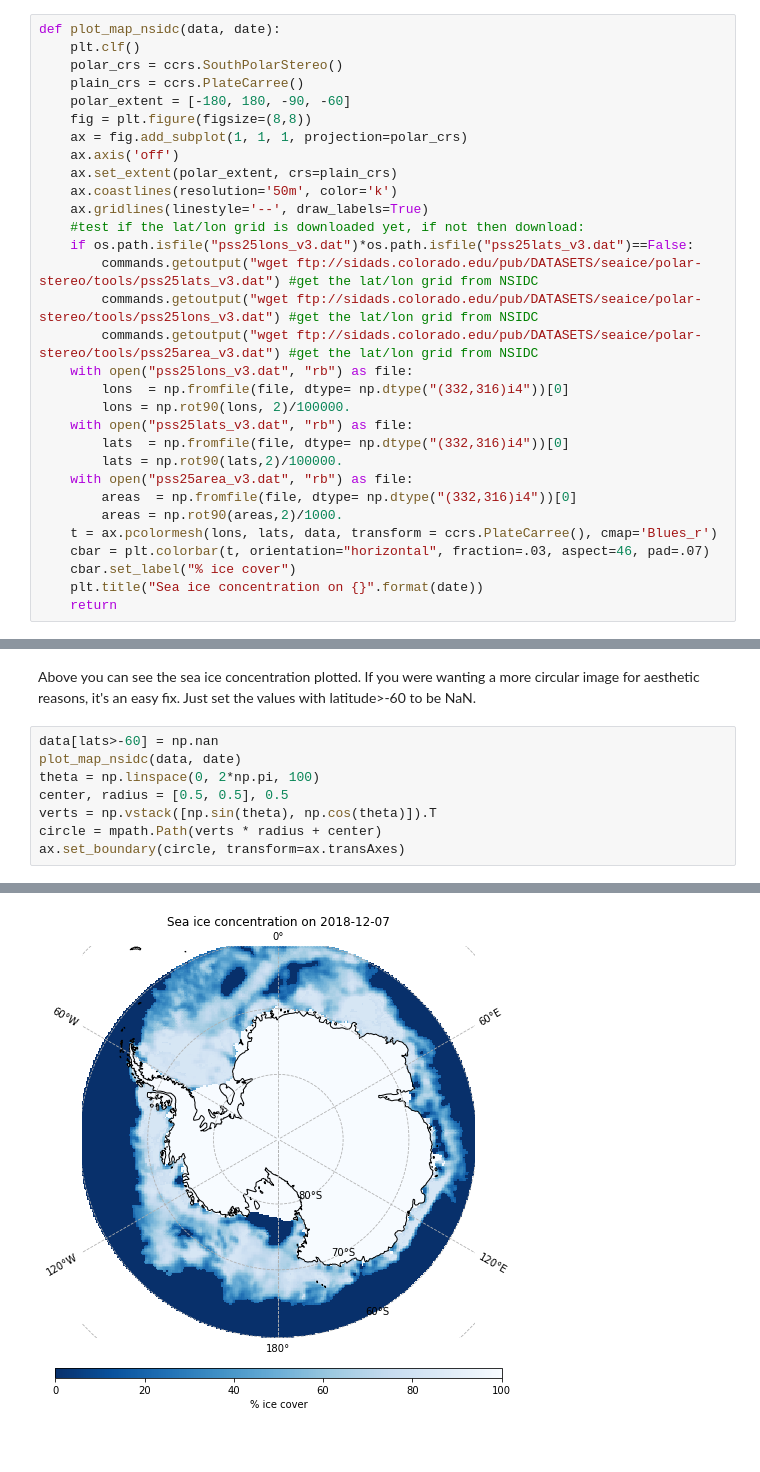
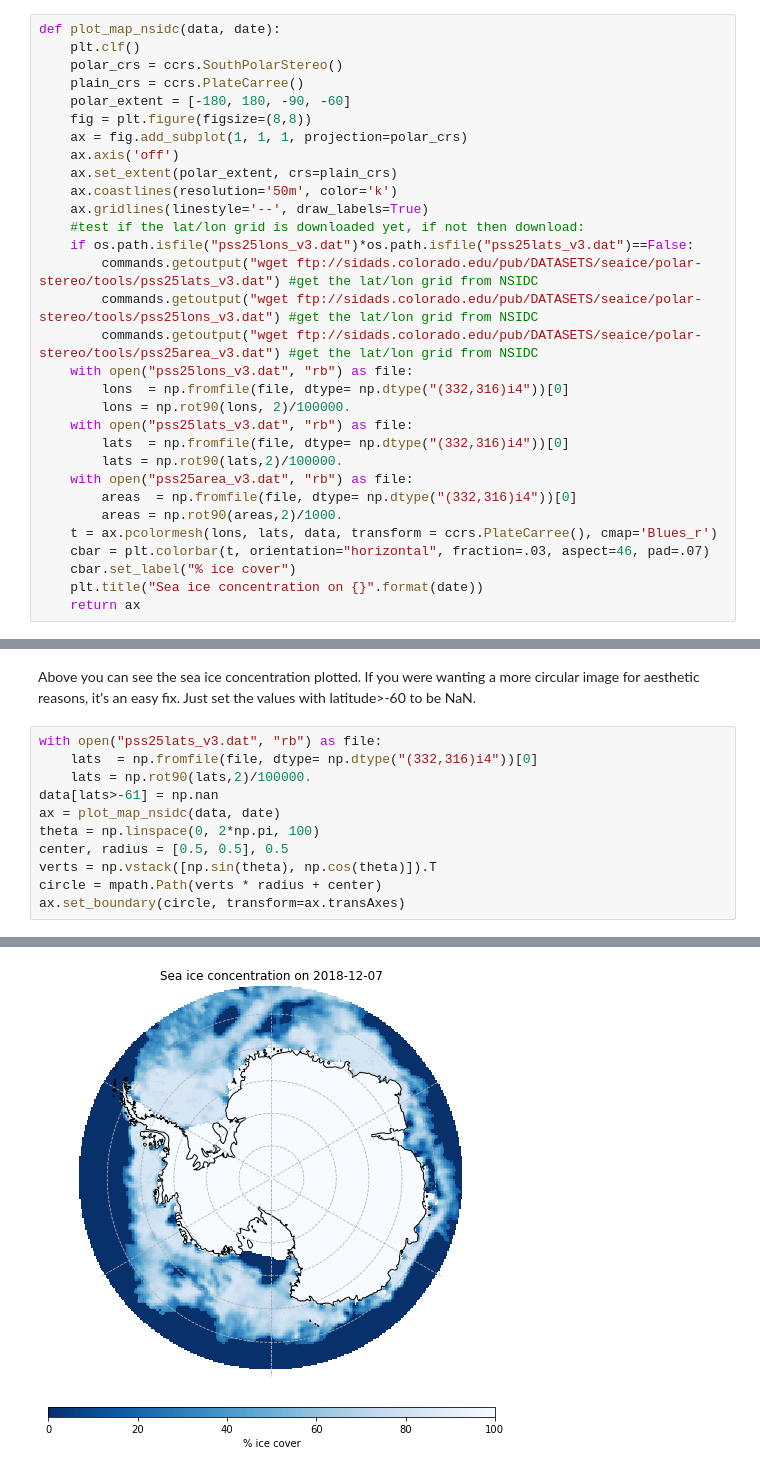
Before and after one commit to jeffreymei/cryo-toolbox, a Jupyter notebook: sic_demo/SIC_demo.ipynb, the cells around one changed output, grey strips where cells are left out. Drawn from its saved outputs; the diff is of its cells as text; blank space fills up the shorter version.

```diff
--- a/sic_demo/SIC_demo.ipynb
+++ b/sic_demo/SIC_demo.ipynb
@@ -72,5 +72,5 @@ def plot_map_nsidc(data, date):
     cbar = plt.colorbar(t, orientation="horizontal", fraction=.03, aspect=46, pad=.07)
     cbar.set_label("% ice cover")
     plt.title("Sea ice concentration on {}".format(date))
-    return
+    return ax
 # %%
@@ -81,13 +81,16 @@ plot_map_nsidc(data, date)
 # %% [markdown]
 Above you can see the sea ice concentration plotted. If you were wanting a more circular image for aesthetic reasons, it's an easy fix. Just set the values with latitude>-60 to be NaN.
 # %%
-data[lats>-60] = np.nan
-plot_map_nsidc(data, date)
+with open("pss25lats_v3.dat", "rb") as file:
+    lats  = np.fromfile(file, dtype= np.dtype("(332,316)i4"))[0]
+    lats = np.rot90(lats,2)/100000.
+data[lats>-61] = np.nan
+ax = plot_map_nsidc(data, date)
 theta = np.linspace(0, 2*np.pi, 100)
 center, radius = [0.5, 0.5], 0.5
 verts = np.vstack([np.sin(theta), np.cos(theta)]).T
 circle = mpath.Path(verts * radius + center)
 ax.set_boundary(circle, transform=ax.transAxes)
 # %% [output]
 <Figure size 432x288 with 0 Axes>
-[figure, old version]
+[figure, new version]
```
Also changed, not shown: parts of 1 cell of this notebook.
